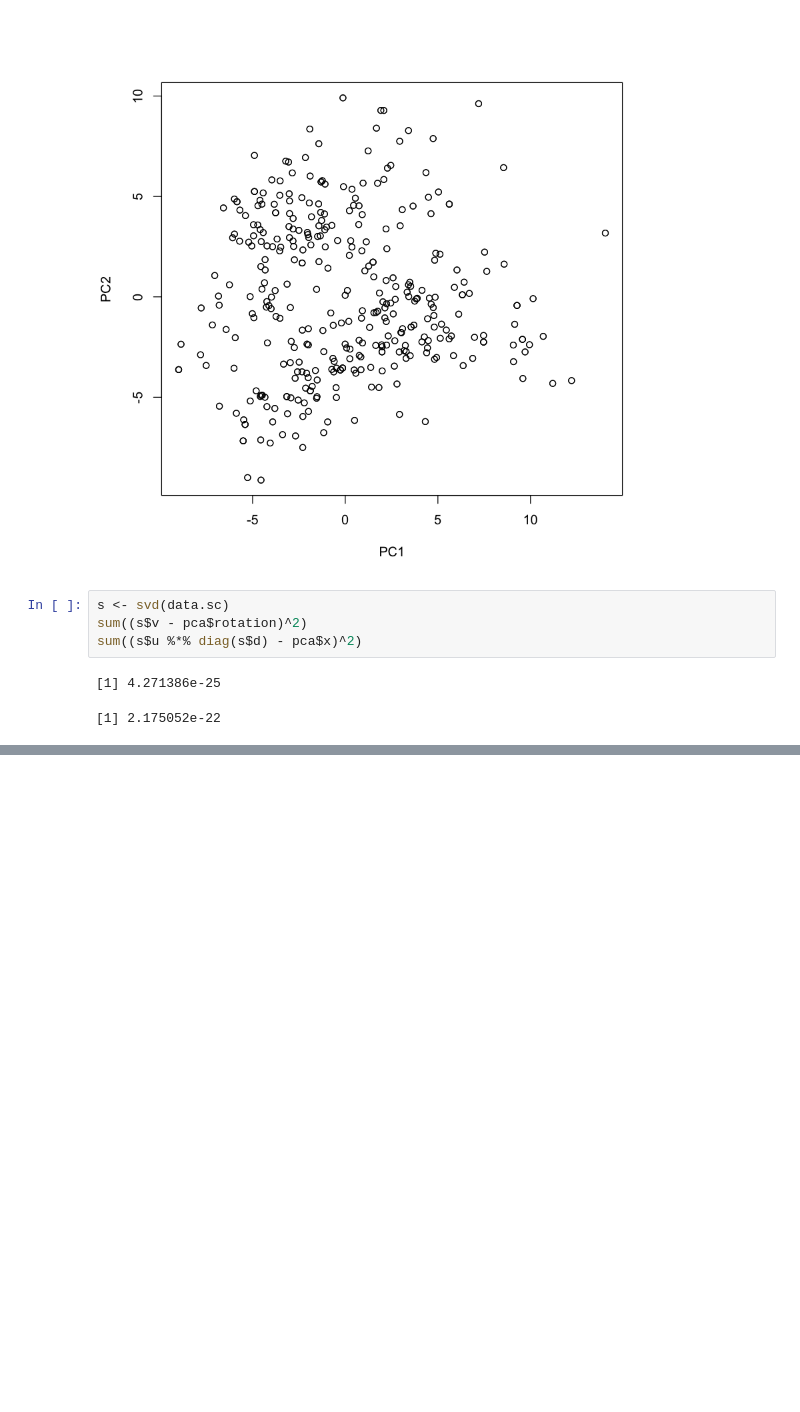
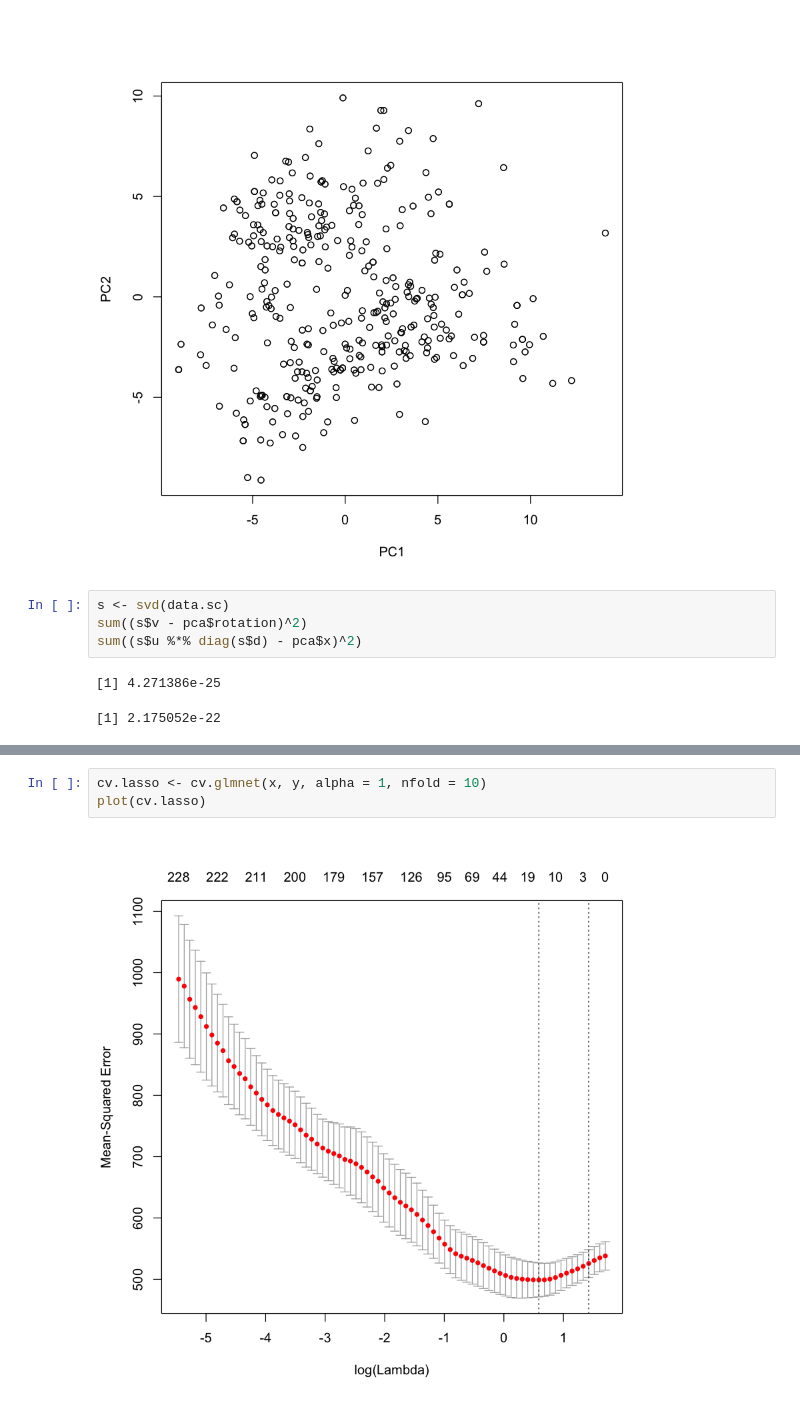
Before and after one commit to Alicia-max/BIO322-Regression, a Jupyter notebook: src/Exploration.ipynb, the cells around one changed output, grey strips where cells are left out. Drawn from its saved outputs; the diff is of its cells as text; blank space fills up the shorter version.

```diff
--- a/src/Exploration.ipynb
+++ b/src/Exploration.ipynb
@@ -80,0 +150,5 @@ sum((s$u %*% diag(s$d) - pca$x)^2)
+# %%
+cv.lasso <- cv.glmnet(x, y, alpha = 1, nfold = 10)
+plot(cv.lasso)
+# %% [output]
+[figure, added]
```
Also changed, not shown: parts of 9 cells of this notebook.
